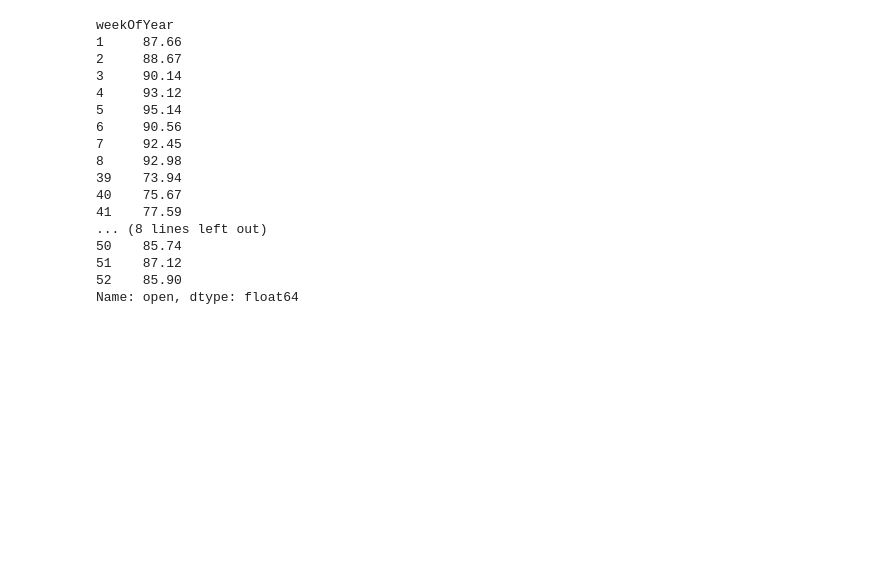
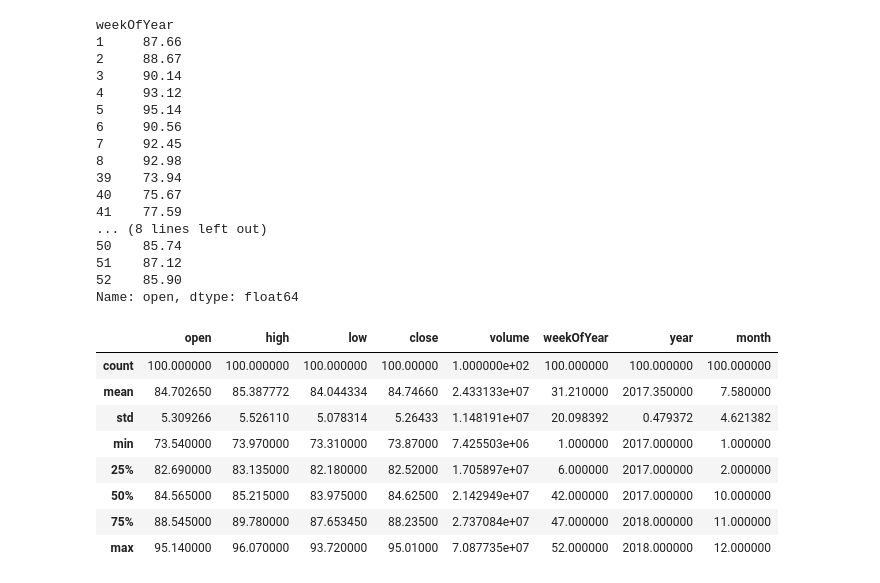
Before and after one commit to prashantas/MyDataScience, a Jupyter notebook: Python/date_stock_groupby.ipynb, the cells around one changed output. Saved outputs shown, nothing was run; the diff lists cells and outputs as text; code cells hidden in the pictures; blank space fills up the shorter version.

```diff
--- a/Python/date_stock_groupby.ipynb
+++ b/Python/date_stock_groupby.ipynb
@@ -139,3 +139,15 @@ weekOfYear
 Name: open, dtype: float64
 # %%
 ##  http://hamelg.blogspot.in/2015/11/python-for-data-analysis-part-18.html
+# %%
+df.describe()
+# %% [output]
+|  | open | high | low | close | volume | weekOfYear | year | month |
+| count | 100.000000 | 100.000000 | 100.000000 | 100.00000 | 1.000000e+02 | 100.000000 | 100.000000 | 100.000000 |
+| mean | 84.702650 | 85.387772 | 84.044334 | 84.74660 | 2.433133e+07 | 31.210000 | 2017.350000 | 7.580000 |
+| std | 5.309266 | 5.526110 | 5.078314 | 5.26433 | 1.148191e+07 | 20.098392 | 0.479372 | 4.621382 |
+| min | 73.540000 | 73.970000 | 73.310000 | 73.87000 | 7.425503e+06 | 1.000000 | 2017.000000 | 1.000000 |
+| 25% | 82.690000 | 83.135000 | 82.180000 | 82.52000 | 1.705897e+07 | 6.000000 | 2017.000000 | 2.000000 |
+| 50% | 84.565000 | 85.215000 | 83.975000 | 84.62500 | 2.142949e+07 | 42.000000 | 2017.000000 | 10.000000 |
+| 75% | 88.545000 | 89.780000 | 87.653450 | 88.23500 | 2.737084e+07 | 47.000000 | 2018.000000 | 11.000000 |
+| max | 95.140000 | 96.070000 | 93.720000 | 95.01000 | 7.087735e+07 | 52.000000 | 2018.000000 | 12.000000 |
```
Also changed, not shown: parts of 16 cells of this notebook.
